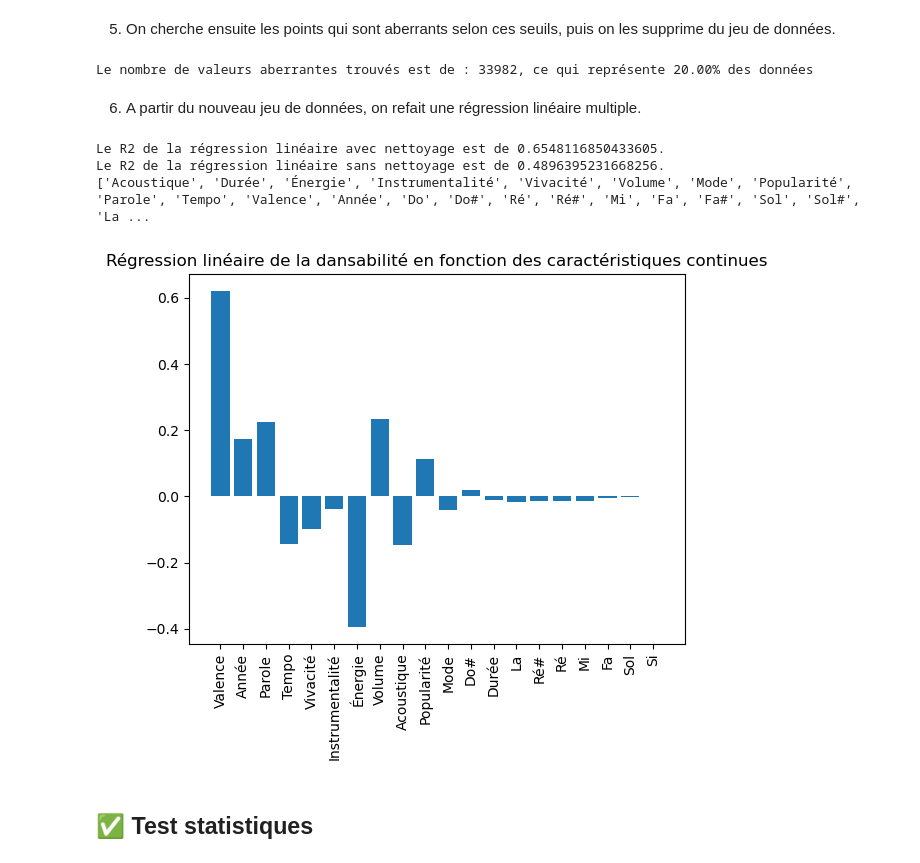
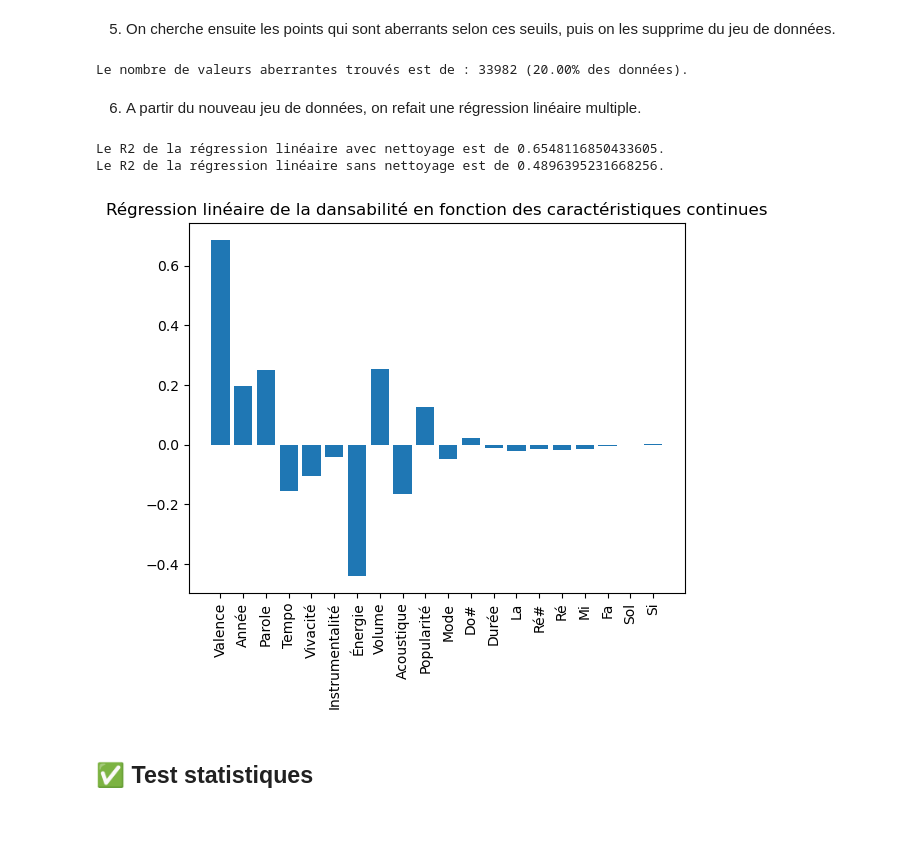
Before and after one commit to AlixANNERAUD/Music_danceability_prediction, a Jupyter notebook: Projet.ipynb, the cells around one changed output. Saved outputs shown, nothing was run; the diff lists cells and outputs as text; code cells hidden in the pictures; blank space fills up the shorter version.

```diff
--- a/Projet.ipynb
+++ b/Projet.ipynb
@@ -444,7 +438,7 @@ def Forward_Selection(X, Y):
     Lowest_Cp = np.argmin(Cp)
     return Selected_Variables[Lowest_Cp], R2_all_models[Lowest_Cp], Cp[Lowest_Cp]
 # %%
-Selected_Variables, R2, Cp = Forward_Selection(Quantitatives_Variables_Scaled, Danceability_Scaled)
+Reduction_Selected_Variables, R2, Cp = Forward_Selection(X.Scaled(), Y.Scaled())
 
-print(f"Le meilleur modèle est obtenu avec les variables {Selected_Variables} et a un R2 de {R2} et un Cp de {Cp}")
+print(f"Le meilleur modèle est obtenu avec les variables {Reduction_Selected_Variables} et a un R2 de {R2} et un Cp de {Cp}")
 # %% [output]
@@ -452,13 +446,11 @@ Le meilleur modèle est obtenu avec les variables [10, 11, 8, 9, 4, 3, 2, 5, 0,
 # %%
-Quantitatives_Variables_Scaled_Reduced = Quantitatives_Variables_Scaled[:, Selected_Variables]
+X_Reduced = Data_Class(X.Raw()[:, Reduction_Selected_Variables], [X.Labels()[i] for i in Reduction_Selected_Variables])
 
-Model_Reduced, Residuals_Reduced, R2_Reduced = Linear_Regression(Quantitatives_Variables_Scaled_Reduced, Danceability_Scaled, True)
+Model_Reduced, Residuals_Reduced, R2_Reduced = Linear_Regression(X_Reduced.Scaled(), Y.Scaled(), True)
 
-Quantitatives_Variables_Labels_Reduced = [Quantitatives_Variables_Labels[i] for i in Selected_Variables]
-
-plt.bar(np.arange(len(Selected_Variables)), Model_Reduced.coef_[0])
+plt.bar(np.arange(X_Reduced.Variables()), Model_Reduced.coef_[0])
 plt.title("Régression linéaire de la dansabilité en fonction des caractéristiques continues (modèle réduit)")
-plt.xticks(np.arange(len(Selected_Variables)), Quantitatives_Variables_Labels_Reduced, rotation='vertical')
+plt.xticks(np.arange(X_Reduced.Variables()), X_Reduced.Labels(), rotation='vertical')
 plt.savefig("./Images/Régression linéaire de la dansabilité en fonction des caractéristiques continues (modèle réduit).svg")
 plt.show()
 # %% [output]
@@ -533,7 +525,7 @@ def Linear_Regression_Metrics_By_Block(X,Y, Block_Size = 1000):
 # %% [markdown]
 3. Une fois la fonction définie, on l'applique sur le jeu de données.
 # %%
-Residuals, R2, s2, Levers, Contributions = Linear_Regression_Metrics_By_Block(Quantitatives_Variables_Scaled_Reduced, Danceability_Scaled)
+Residuals, R2, s2, Levers, Contributions = Linear_Regression_Metrics_By_Block(X_Reduced.Scaled(), Y.Scaled())
 # %% [markdown]
 4. On calculs les seuils pour lequel on considère qu'un point est aberrant. On prends les seuils suivants :
    - Levier : 2 * (Nombre_De_Variables + 1) / Nombre_De_Points
@@ -553,36 +545,30 @@ Le seuil de contribution est de : 0.0015426430313901336
 #Levers_Outliers_Indexes = np.where(Levers > Levers_Threshold)[0]
 Contributions_Outliers_Indexes = np.where(Contributions > Contributions_Threshold)[0]
 
-print(f"Le nombre de valeurs aberrantes trouvés est de : {len(Contributions_Outliers_Indexes)}, ce qui représente {len(Contributions_Outliers_Indexes) / Lignes * 100:.2f}% des données")
+print(f"Le nombre de valeurs aberrantes trouvés est de : {len(Contributions_Outliers_Indexes)} ({len(Contributions_Outliers_Indexes) / Y.Observations() * 100:.2f}% des données).")
 
 # - Suppression des valeurs aberrantes
-Quantitatives_Variables_Cleaned = np.delete(Quantitatives_Variables, Contributions_Outliers_Indexes, axis=0)
-Quantitatives_Variables_Scaled_Cleaned = np.delete(Quantitatives_Variables_Scaled_Reduced, Contributions_Outliers_Indexes, axis=0)
-Danceability_Cleaned = np.delete(Danceability, Contributions_Outliers_Indexes, axis=0)
-Danceability_Scaled_Cleaned = np.delete(Danceability_Scaled, Contributions_Outliers_Indexes, axis=0)
+X_Cleaned = Data_Class(np.delete(X_Reduced.Raw(), Contributions_Outliers_Indexes, axis=0), X_Reduced.Labels())
+Y_Cleaned = Data_Class(np.delete(Y.Raw(), Contributions_Outliers_Indexes, axis=0), Y.Labels())
 # %% [output]
-Le nombre de valeurs aberrantes trouvés est de : 33982, ce qui représente 20.00% des données
+Le nombre de valeurs aberrantes trouvés est de : 33982 (20.00% des données).
 # %% [markdown]
 6. A partir du nouveau jeu de données, on refait une régression linéaire multiple.
 # %%
-Model_Cleaned, Residuals_Cleaned, R2_Cleaned = Linear_Regression(Quantitatives_Variables_Scaled_Cleaned, Danceability_Scaled_Cleaned, True)
+Model_Cleaned, Residuals_Cleaned, R2_Cleaned = Linear_Regression(X_Cleaned.Scaled(), Y_Cleaned.Scaled(), True)
 
 print(f"Le R2 de la régression linéaire avec nettoyage est de {R2_Cleaned}.")
 print(f"Le R2 de la régression linéaire sans nettoyage est de {R2}.")
 
-print(Quantitatives_Variables_Labels)
-
-
-plt.bar(np.arange(Quantitatives_Variables_Scaled_Cleaned.shape[1]), Model_Cleaned.coef_[0])
+plt.bar(np.arange(X_Cleaned.Variables()), Model_Cleaned.coef_[0])
 plt.title("Régression linéaire de la dansabilité en fonction des caractéristiques continues")
-plt.xticks(np.arange(Quantitatives_Variables_Scaled_Cleaned.shape[1]), Quantitatives_Variables_Labels_Reduced, rotation='vertical')
+plt.xticks(np.arange(X_Cleaned.Variables()), X_Cleaned.Labels(), rotation='vertical')
 plt.savefig("./Images/Régression linéaire de la dansabilité en fonction des caractéristiques continues.svg")
 plt.show()
 # %% [output]
 Le R2 de la régression linéaire avec nettoyage est de 0.6548116850433605.
 Le R2 de la régression linéaire sans nettoyage est de 0.4896395231668256.
-['Acoustique', 'Durée', 'Énergie', 'Instrumentalité', 'Vivacité', 'Volume', 'Mode', 'Popularité', 'Parole', 'Tempo', 'Valence', 'Année', 'Do', 'Do#', 'Ré', 'Ré#', 'Mi', 'Fa', 'Fa#', 'Sol', 'Sol#', 'La ...
-[figure, old version]
+[figure, new version]
 # %% [markdown]
 ## ✅ Test statistiques
 # %% [markdown]
```
Also changed, not shown: parts of 35 cells of this notebook, 17 other files.
